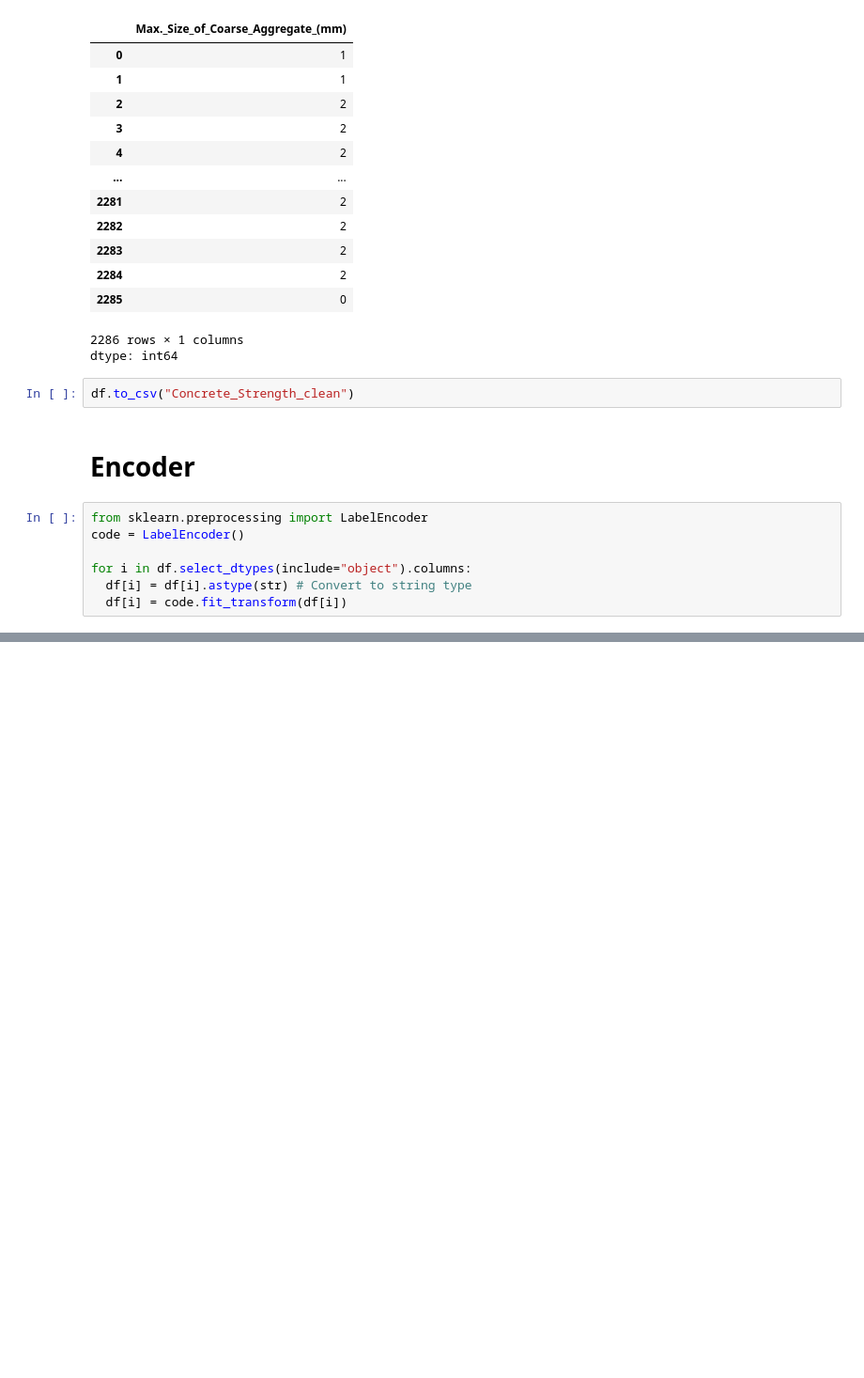
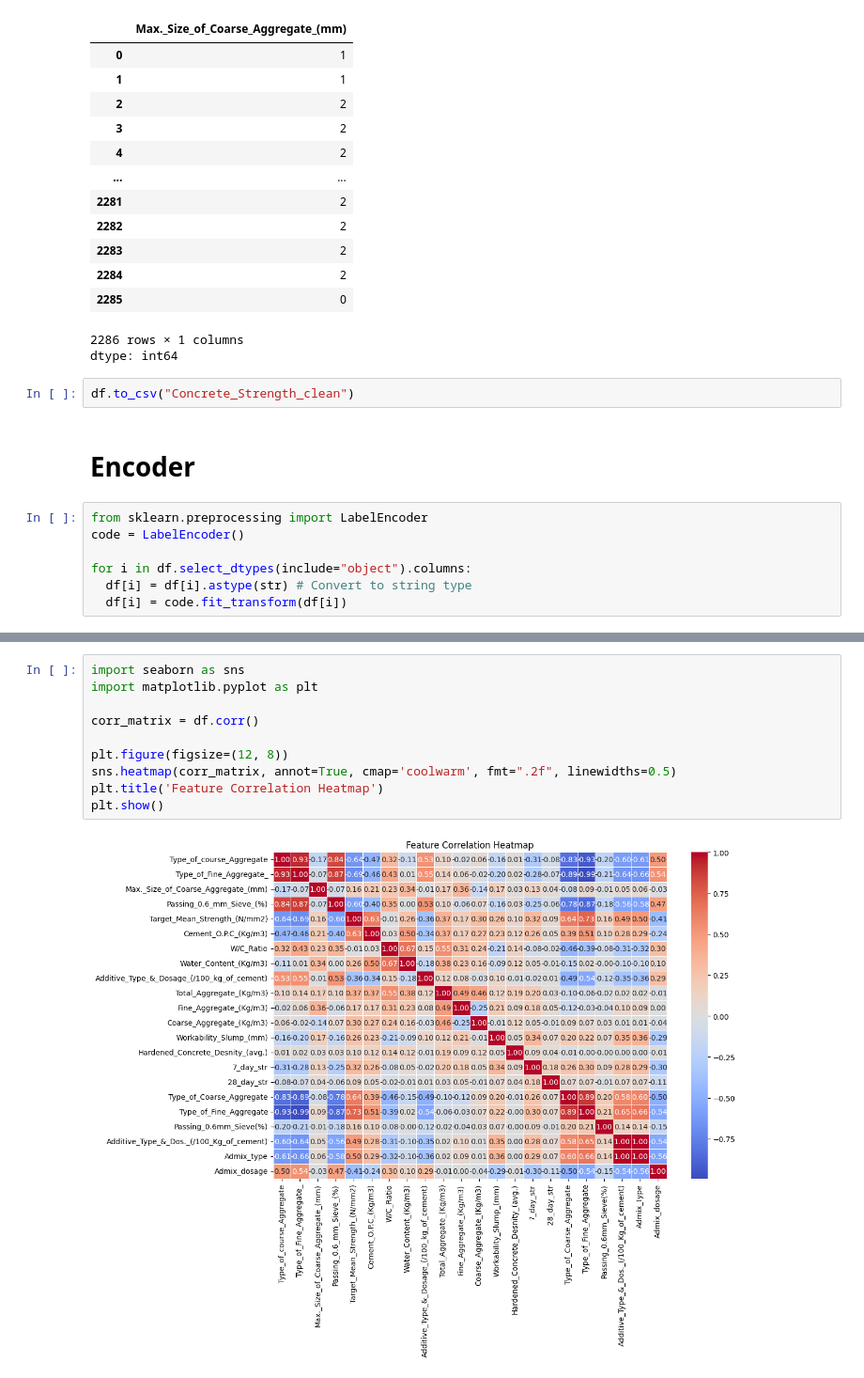
Before and after one commit to ArunK-ML/ML-Regression-Model---Concrete-Mix-Strength---Dataset, a Jupyter notebook: Concrete_Strength.ipynb, the cells around one changed output, grey strips where cells are left out. Shown: that part at 94% size. Drawn from its saved outputs; the diff is of its cells as text; blank space fills up the shorter version.

```diff
--- a/Concrete_Strength.ipynb
+++ b/Concrete_Strength.ipynb
@@ -190,0 +215,12 @@ for i in df.select_dtypes(include="object").columns:
+# %%
+import seaborn as sns
+import matplotlib.pyplot as plt
+
+corr_matrix = df.corr()
+
+plt.figure(figsize=(12, 8))
+sns.heatmap(corr_matrix, annot=True, cmap='coolwarm', fmt=".2f", linewidths=0.5)
+plt.title('Feature Correlation Heatmap')
+plt.show()
+# %% [output]
+[figure, added]
```
Also changed, not shown: parts of 4 cells of this notebook.
